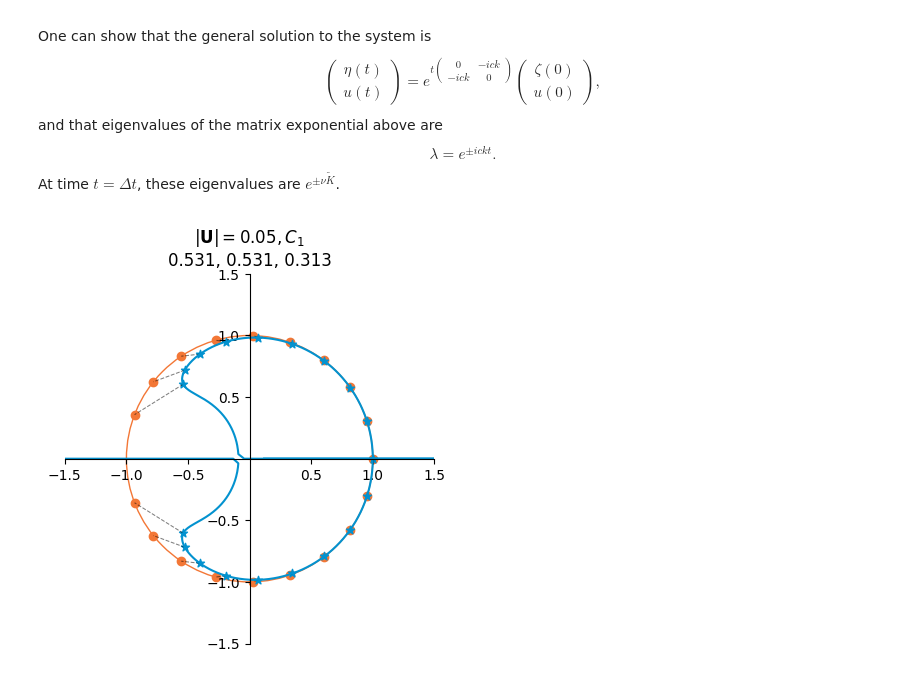
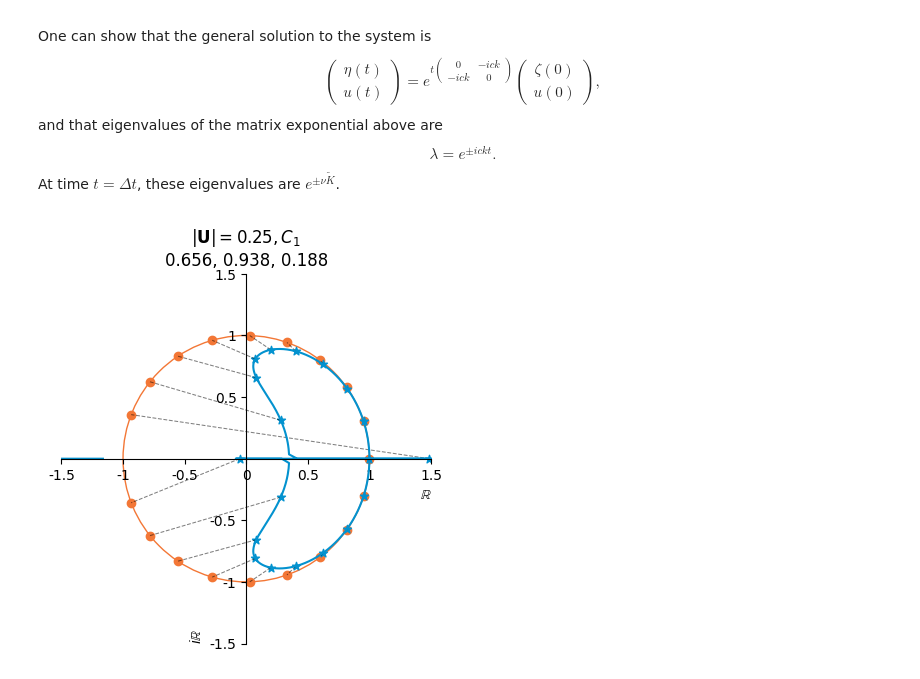
Before and after one commit to jeremy-lilly/rk-fb-optimization, a Jupyter notebook: rk32-fb_waveEq_plots.ipynb, the cells around one changed output. Saved outputs shown, nothing was run; the diff lists cells and outputs as text; code cells hidden in the pictures.

Commit message:
update plots

```diff
--- a/rk32-fb_waveEq_plots.ipynb
+++ b/rk32-fb_waveEq_plots.ipynb
@@ -101,9 +101,10 @@ def eigValPlot(G, KtildeVal, title='', filename='plot.pdf',
     ax.set_ylim(-axLim, axLim)
     ax.set_aspect(1)
 
-    ticks = [-1.5, -1, -0.5, 0.5, 1, 1.5]
-    ax.set_xticks(ticks)
-    ax.set_yticks(ticks)
+    ax.set_xticks([-1.5, -1, -0.5, 0, 0.5, 1, 1.5],
+                  ['-1.5', '-1', '-0.5', '0', '0.5', '1', '1.5'])
+    ax.set_yticks([-1.5, -1, -0.5, 0.5, 1, 1.5],
+                  ['-1.5', '-1', '-0.5', '0.5', '1', '1.5'])
 
     unitCircle = plt.Circle((0, 0), 1, fill=False, color=orange)
     ax.add_artist(unitCircle)
@@ -130,7 +131,8 @@ def eigValPlot(G, KtildeVal, title='', filename='plot.pdf',
             # plot exact and approx eigen values
             colo = blue if absValApprox <= 1 else red
             ax.scatter(exact.real, exact.imag, marker='o', color=orange)
-            ax.scatter(approx.real, approx.imag, marker='*', color=colo)
+            #ax.scatter(approx.real, approx.imag, marker='*', color=colo)
+            ax.scatter(approx.real, approx.imag, marker='*', color=blue)
             # connect exact to approx with dashed line
             reals = [approx.real, exact.real]
             imags = [approx.imag, exact.imag]
@@ -139,6 +141,8 @@ def eigValPlot(G, KtildeVal, title='', filename='plot.pdf',
     # END for
 
     ax.plot(approx_real, approx_imag, color=blue)
+    ax.set_xlabel('$\mathbb{R}$', loc='right')
+    ax.set_ylabel('$i\mathbb{R}$', loc='bottom')
     ax.set_title(title)
 
     fig.savefig(filename, bbox_inches='tight')
@@ -146,17 +150,19 @@ def eigValPlot(G, KtildeVal, title='', filename='plot.pdf',
 # %%
 betas = {'U0C1': [0.500, 0.500, 0.344],
          'U0C2': [0.516, 0.532, 0.331],
          'U05C1': [0.531, 0.531, 0.313],
          'U15C1': [0.359, 0.578, 0.234],
          'U25C1': [0.656, 0.938, 0.188]}
 
+case = 'U25C1'
+
 KtildeVal = np.pi/2
-vals = betas['U05C1']
+vals = betas[case]
 optG = lambda nu: _calcG(nu, vals[0], vals[1], vals[2], KtildeVal)
 
-filename = 'U05C1.pdf'
-betaStr = '{}'.format(betas['U05C1'])[1:-1]
-title = '$|\mathbf{U}| = 0.05, C_1$\n' + betaStr
+filename = '{}.pdf'.format(case)
+betaStr = '{}'.format(betas[case])[1:-1]
+title = '$|\mathbf{U}| = 0.25, C_1$\n' + betaStr
 eigValPlot(optG, KtildeVal, title, filename, delta=np.pi/512, nuDotLimit=np.pi/1.75)
 # %% [output]
-[figure, old version]
+[figure, new version]
```
